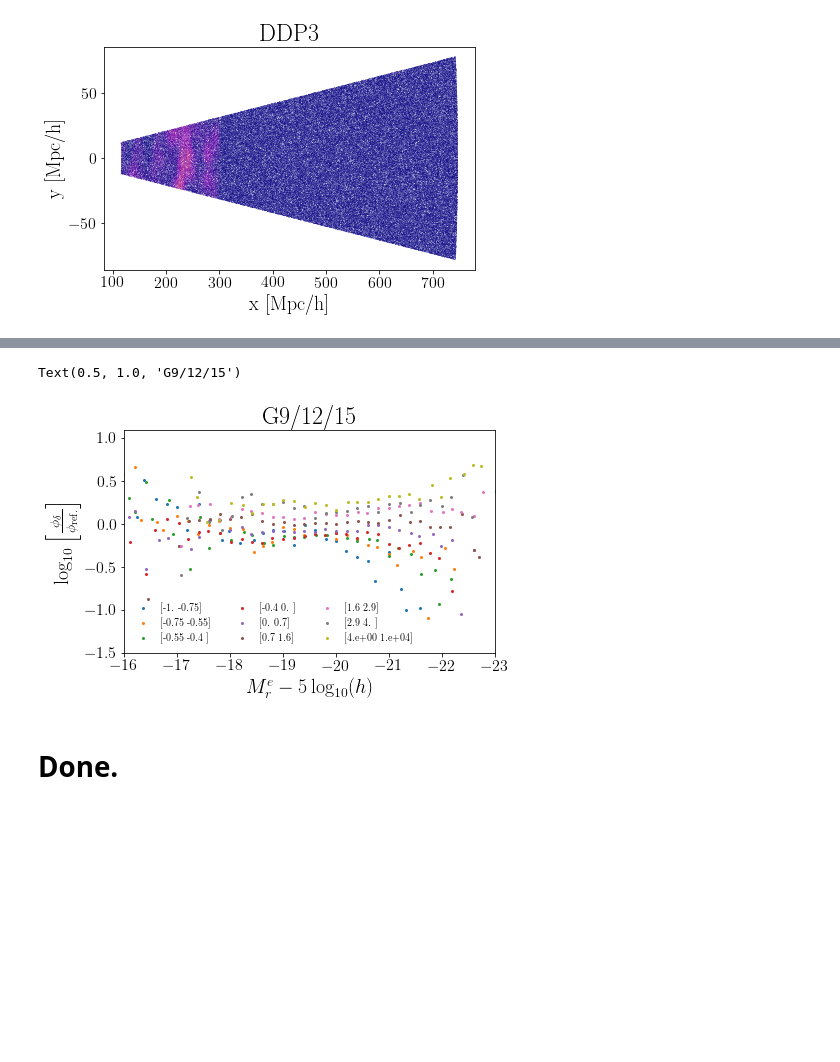
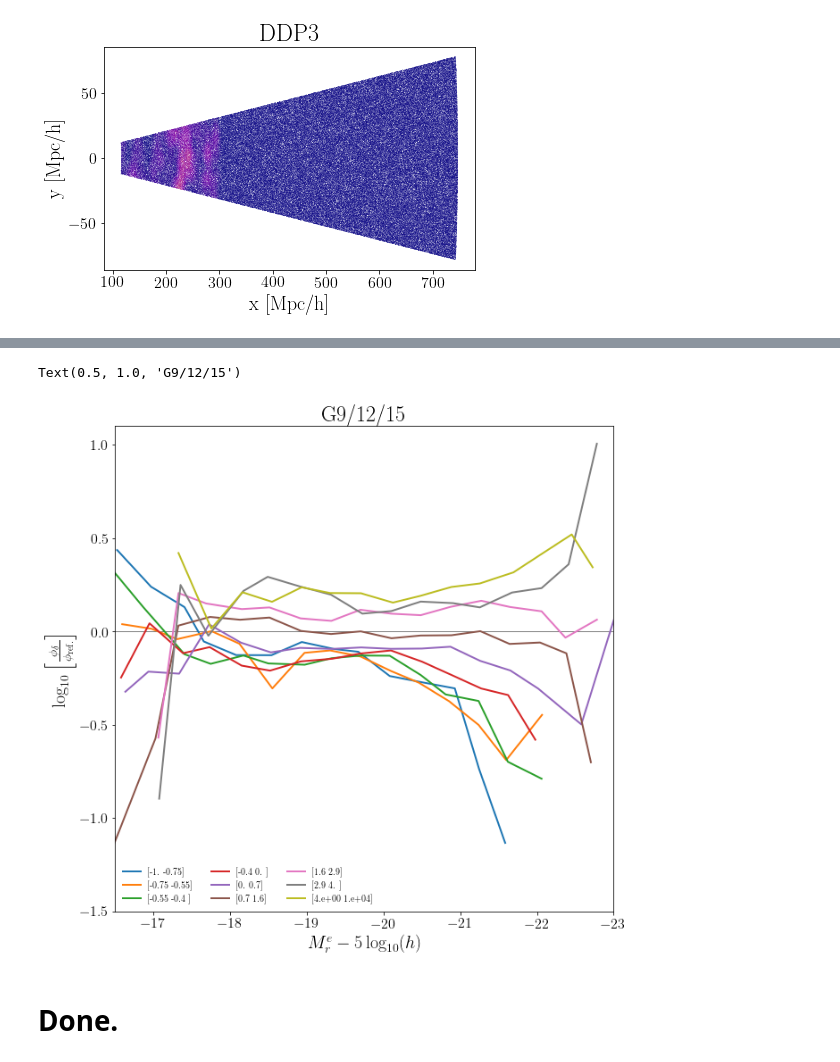
Before and after one commit to SgmAstro/DESI, a Jupyter notebook: docs/nb/d8LF_qa.ipynb, the cells around one changed output, grey strips where cells are left out. Drawn from its saved outputs; the diff is of its cells as text; code cells hidden in the pictures; blank space fills up the shorter version.

```diff
--- a/docs/nb/d8LF_qa.ipynb
+++ b/docs/nb/d8LF_qa.ipynb
@@ -59,26 +59,30 @@ for idx in np.arange(1, 4, 1):
 [figure]
 # %%
 colors    = plt.rcParams['axes.prop_cycle'].by_key()['color']
+
+fig, ax   = plt.subplots(1, 1, figsize=(10,10))
 
 for i in np.arange(0, 9, 1):
     lfs   = [findfile(ftype='ddp_n8_d0_lumfn', survey=survey, field=field, version=version, utier=i)]
     lf    = multifield_lumfn(lfs, ext='LUMFN')
 
     ddp   = Table.read(findfile(ftype='ddp_n8_d0', survey=survey, field=field, version=version, utier=i))
-    ref   = Table.read(findfile(ftype='ddp_n8_d0_lumfn', survey=survey, field=field, version=version, utier=i), 'REFERENCE')
+
+    refs  = [findfile(ftype='ddp_n8_d0_lumfn', survey=survey, field=field, version=version, utier=i)]
+    ref   = multifield_lumfn(refs, ext='REFERENCE')
 
     label = ddp.meta['D8{}LIMS'.format(i)]
 
-    pl.plot(ref['MS'], np.log10(ref['d{}_REFSCHECHTER'.format(i)]), label=label, alpha=0.5, c=colors[i])
-    pl.plot(lf['MEDIAN_M'], np.log10(lf['PHI_IVMAX']), label='', marker='.', lw=0.0, c=colors[i], markersize=4)
+    ax.plot(ref['MS'], np.log10(ref['REFSCHECHTER'.format(i)]), label=label, alpha=0.5, c=colors[i])
+    ax.plot(lf['MEDIAN_M'], np.log10(lf['PHI_IVMAX']), label='', marker='.', lw=0.0, c=colors[i], markersize=6)
 
-plt.xlabel(r'$M_r^e - 5 \log_{10}(h)$')
-plt.ylabel(r'$\log_{10} \left[ \frac{\phi_\delta(M)}{h^{-3} {\rm Mpc}^{3} {\rm Mag}^{}} \right] $')
+ax.set_xlabel(r'$M_r^e - 5 \log_{10}(h)$')
+ax.set_ylabel(r'$\log_{10} \left[ \frac{\phi_\delta(M)}{h^{-3} {\rm Mpc}^{3} {\rm Mag}^{}} \right] $')
 
-pl.xlim(-16., -23.0)
-pl.ylim(-5, -0.5)
+ax.set_xlim(-16., -23.0)
+ax.set_ylim(-5, -0.5)
 
-pl.legend(frameon=False, loc=3, ncol=2, fontsize=10)
-pl.title('G9/12/15')
+ax.legend(frameon=False, loc=3, ncol=2, fontsize=10)
+ax.set_title('G9/12/15')
 # %% [output]
 Text(0.5, 1.0, 'G9/12/15')
@@ -86,27 +90,31 @@ Text(0.5, 1.0, 'G9/12/15')
 # %%
 colors    = plt.rcParams['axes.prop_cycle'].by_key()['color']
+
+fig, ax   = plt.subplots(1, 1, figsize=(10,10))
+
+ax.axhline(0.0, lw=0.5, c='k')
 
 for i in np.arange(0, 9, 1):
     lfs   = [findfile(ftype='ddp_n8_d0_lumfn', survey=survey, field=field, version=version, utier=i)]
     lf    = multifield_lumfn(lfs, ext='LUMFN')
 
     ddp   = Table.read(findfile(ftype='ddp_n8_d0', survey=survey, field=field, version=version, utier=i))
     ref   = Table.read(findfile(ftype='ddp_n8_d0_lumfn', survey=survey, field=field, version=version, utier=i), 'REFERENCE')
 
     label = ddp.meta['D8{}LIMS'.format(i)]
 
-    pl.plot(lf['MEDIAN_M'], np.log10(lf['REF_RATIO']), label=label, marker='.', lw=0.0, c=colors[i], markersize=4)
+    ax.plot(lf['MEDIAN_M'], np.log10(lf['REF_RATIO']), label=label, lw=2.0, c=colors[i], markersize=4)
 
-plt.xlabel(r'$M_r^e - 5 \log_{10}(h)$')
-plt.ylabel(r'$\log_{10} \left[ \frac{\phi_\delta}{\phi_{\rm ref.}} \right] $')
+ax.set_xlabel(r'$M_r^e - 5 \log_{10}(h)$')
+ax.set_ylabel(r'$\log_{10} \left[ \frac{\phi_\delta}{\phi_{\rm ref.}} \right] $')
 
-pl.xlim(-16., -23.0)
-pl.ylim(-1.5,   1.1)
+ax.set_xlim(-16.5, -23.0)
+ax.set_ylim(-1.5,    1.1)
 
-pl.legend(frameon=False, loc=3, ncol=3, fontsize=10)
-pl.title('G9/12/15')
+ax.legend(frameon=False, loc=3, ncol=3, fontsize=10)
+ax.set_title('G9/12/15')
 # %% [output]
 Text(0.5, 1.0, 'G9/12/15')
-[figure, old version]
+[figure, new version]
 # %% [markdown]
 # Done.
```
Also changed, not shown: parts of 1 cell of this notebook, 5 other files.
